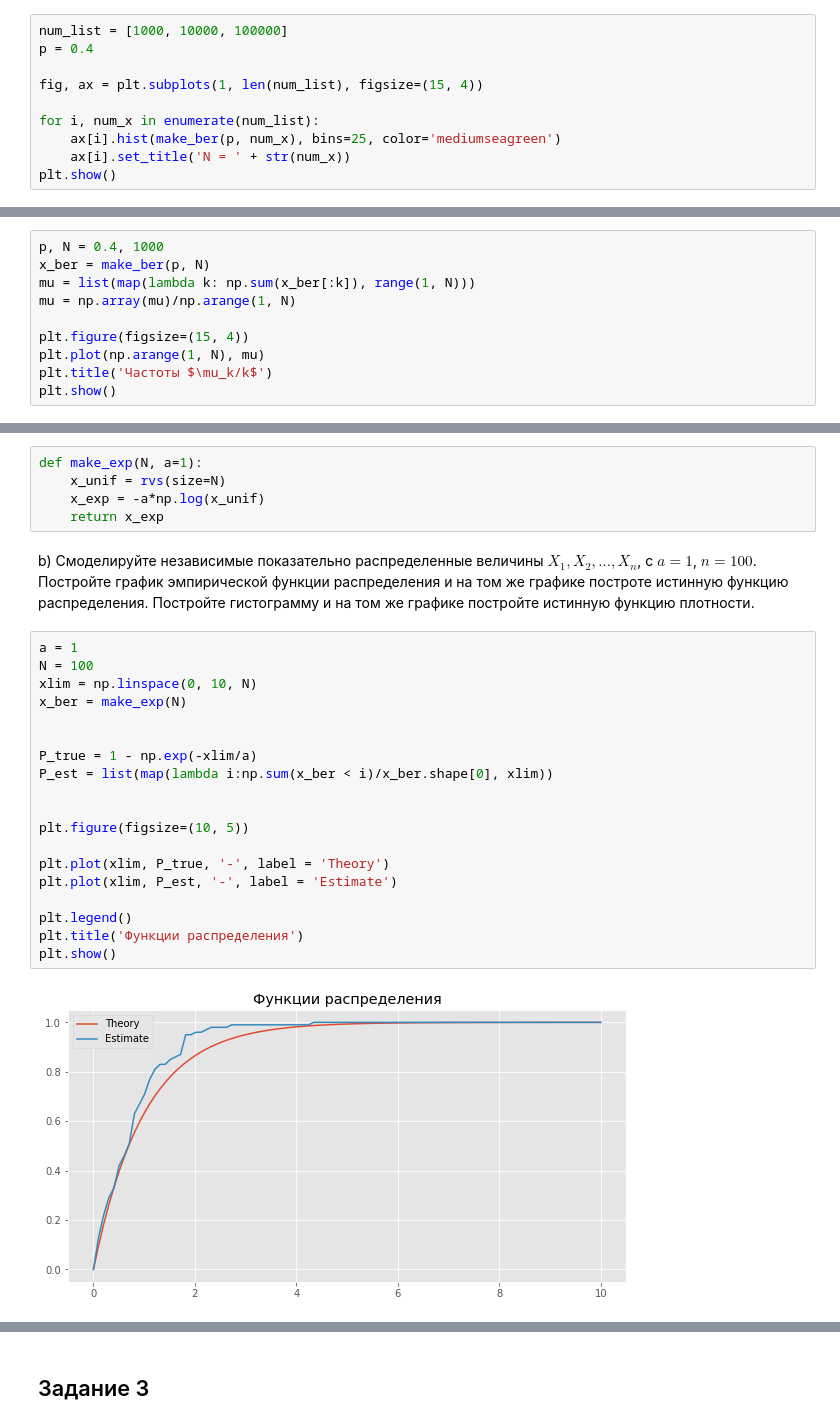
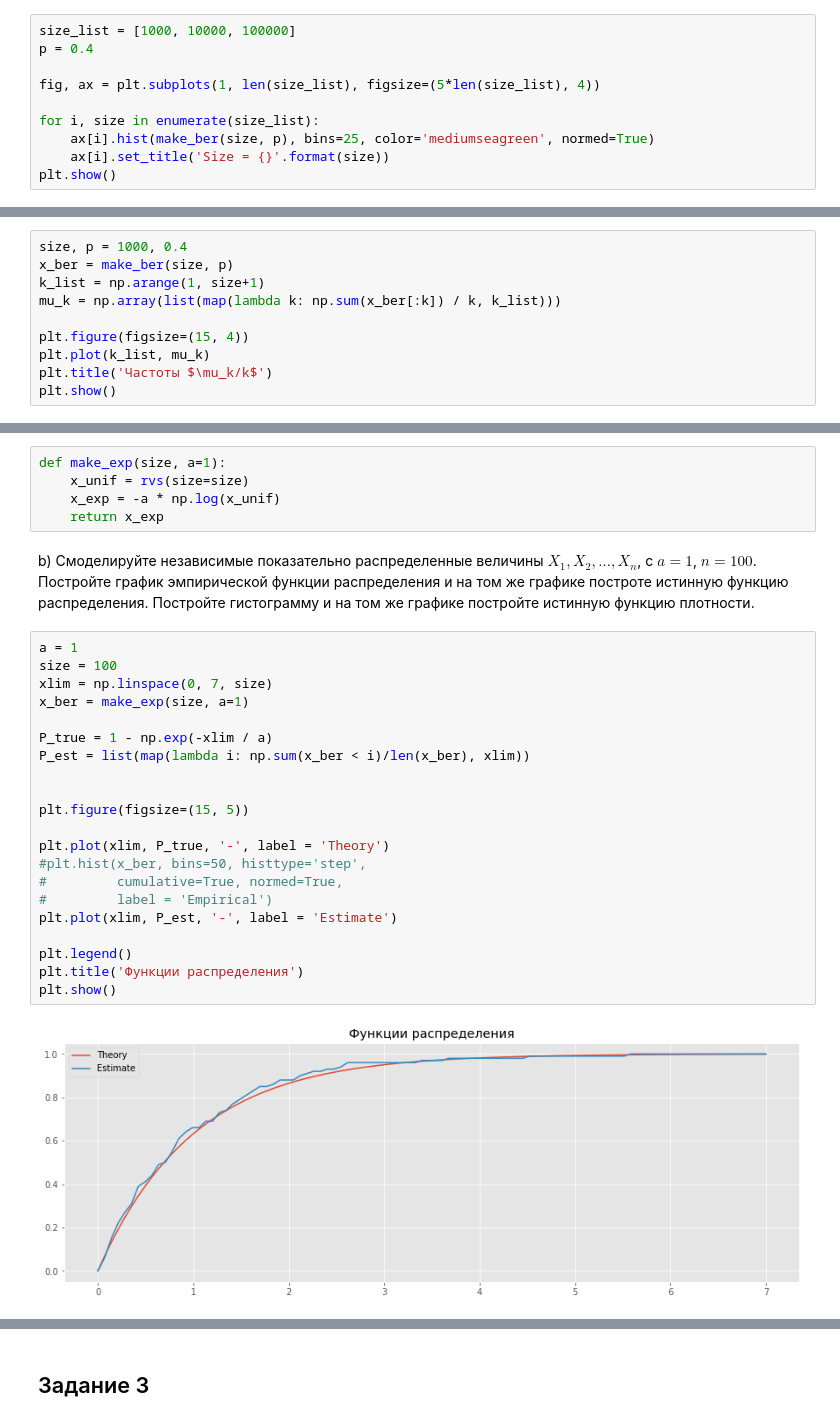
Before and after one commit to Tismoney/math-stat, a Jupyter notebook: home_task_1.ipynb, the cells around one changed output, grey strips where cells are left out. Cells and saved outputs as stored; diff of their text form.

```diff
--- a/home_task_1.ipynb
+++ b/home_task_1.ipynb
@@ -41,13 +49,13 @@ def make_ber(p, N):
 b) Смоделируйте последовательность независимых испытаний Бернулли, указанную в пункте a), с
 $p$ = 0, 4 и $n$ = 1000. Вычислите частоты $\frac{μ_k}{k}$, где $μ_k = X_1 + ... + X_k$, при $k$ = 1, ..., 1000. Постройте график зависимости частот от величины $k$ = 1, ..., 1000. Какую теорему иллюстрирует этот пример?
 # %%
-num_list = [1000, 10000, 100000]
+size_list = [1000, 10000, 100000]
 p = 0.4
 
-fig, ax = plt.subplots(1, len(num_list), figsize=(15, 4))
+fig, ax = plt.subplots(1, len(size_list), figsize=(5*len(size_list), 4))
 
-for i, num_x in enumerate(num_list):
-    ax[i].hist(make_ber(p, num_x), bins=25, color='mediumseagreen')
-    ax[i].set_title('N = ' + str(num_x))
+for i, size in enumerate(size_list):
+    ax[i].hist(make_ber(size, p), bins=25, color='mediumseagreen', normed=True)
+    ax[i].set_title('Size = {}'.format(size))
 plt.show()
 # %% [output]
@@ -55,11 +63,11 @@ plt.show()
 # %%
-p, N = 0.4, 1000
-x_ber = make_ber(p, N)
-mu = list(map(lambda k: np.sum(x_ber[:k]), range(1, N)))
-mu = np.array(mu)/np.arange(1, N)
+size, p = 1000, 0.4
+x_ber = make_ber(size, p)
+k_list = np.arange(1, size+1)
+mu_k = np.array(list(map(lambda k: np.sum(x_ber[:k]) / k, k_list)))
 
 plt.figure(figsize=(15, 4))
-plt.plot(np.arange(1, N), mu)
+plt.plot(k_list, mu_k)
 plt.title('Частоты $\mu_k/k$')
 plt.show()
 # %% [output]
@@ -69,33 +77,35 @@ plt.show()
 # %% [markdown]
 a) Предложите способ моделирования независимых случайных величин $X_1, X_2, ..., X_n$, где $$P(X_i \leq t) = 1 − e^{−t/a}, ~ t > 0 ~ (a > 0 - постоянная) ~ i = 1, 2, ..., n.$$
 # %%
-def make_exp(N, a=1):
-    x_unif = rvs(size=N)
-    x_exp = -a*np.log(x_unif)
+def make_exp(size, a=1):
+    x_unif = rvs(size=size)
+    x_exp = -a * np.log(x_unif)
     return x_exp
 # %% [markdown]
 b) Смоделируйте независимые показательно распределенные величины $X_1, X_2, ..., X_n$, с $a = 1$, $n = 100$. Постройте график эмпирической функции распределения и на том же графике построте истинную функцию распределения. Постройте гистограмму и на том же графике постройте истинную
 функцию плотности.
 # %%
 a = 1
-N = 100
-xlim = np.linspace(0, 10, N)
-x_ber = make_exp(N)
+size = 100
+xlim = np.linspace(0, 7, size)
+x_ber = make_exp(size, a=1)
+
+P_true = 1 - np.exp(-xlim / a)
+P_est = list(map(lambda i: np.sum(x_ber < i)/len(x_ber), xlim))
 
 
-P_true = 1 - np.exp(-xlim/a)
-P_est = list(map(lambda i:np.sum(x_ber < i)/x_ber.shape[0], xlim))
-
-
-plt.figure(figsize=(10, 5))
+plt.figure(figsize=(15, 5))
 
 plt.plot(xlim, P_true, '-', label = 'Theory')
+#plt.hist(x_ber, bins=50, histtype='step',
+#         cumulative=True, normed=True,
+#         label = 'Empirical')
 plt.plot(xlim, P_est, '-', label = 'Estimate')
 
 plt.legend()
 plt.title('Функции распределения')
 plt.show()
 # %% [output]
-[figure, old version]
+[figure, new version]
 # %%
 a = 1
```
Also changed, not shown: parts of 26 cells of this notebook.
